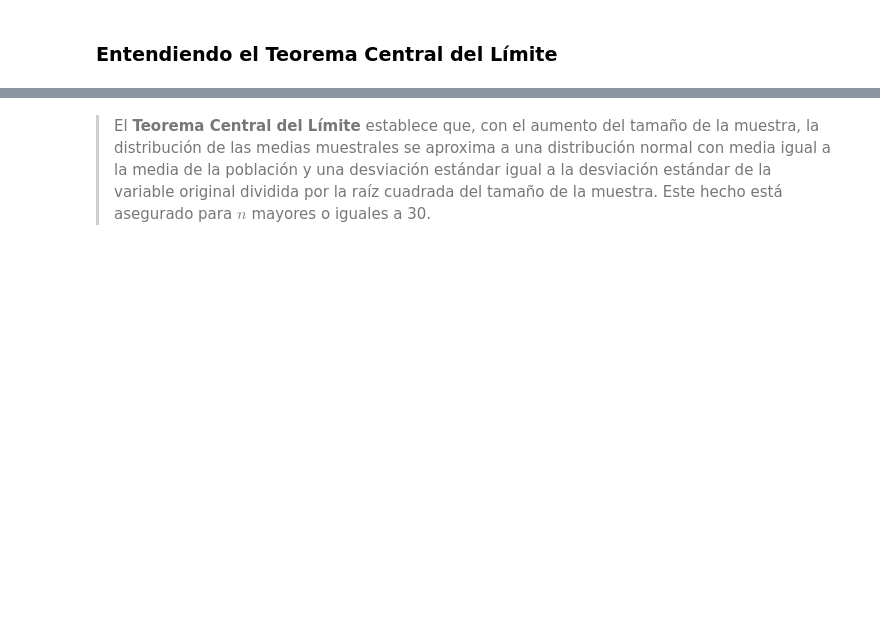
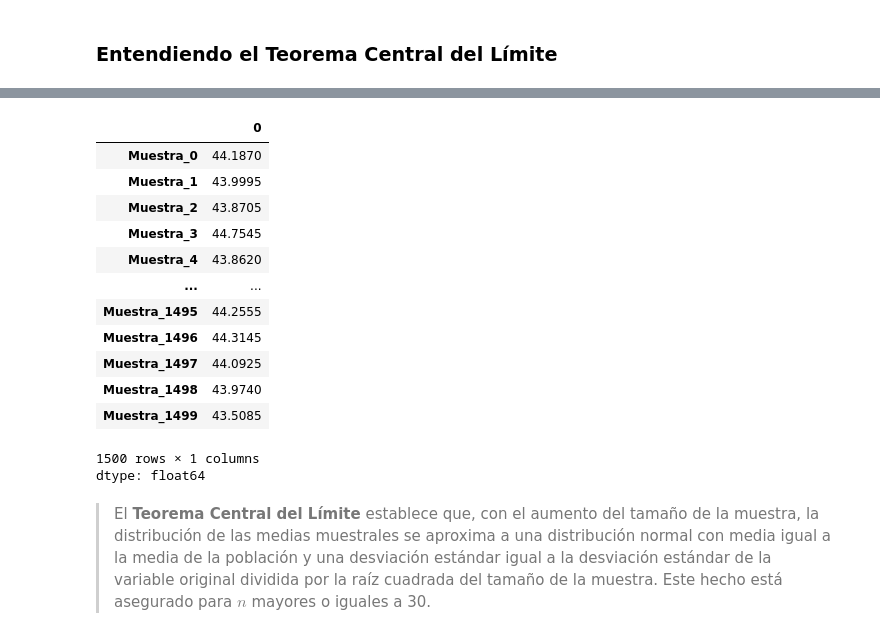
Before and after one commit to DiegoBecerra-lab/probando-python, a Jupyter notebook: Curso_de_Estadística_con_Python_2.ipynb, the cells around one changed output, grey strips where cells are left out. Drawn from its saved outputs; the diff is of its cells as text; code cells hidden in the pictures; blank space fills up the shorter version.

```diff
--- a/Curso_de_Estadística_con_Python_2.ipynb
+++ b/Curso_de_Estadística_con_Python_2.ipynb
@@ -809,2 +839,19 @@ La desviación estándar de las medias muestrales se conoce como **error estánd
+# %%
+muestras.mean()
+# %% [output]
+|  | 0 |
+| Muestra_0 | 44.1870 |
+| Muestra_1 | 43.9995 |
+| Muestra_2 | 43.8705 |
+| Muestra_3 | 44.7545 |
+| Muestra_4 | 43.8620 |
+| ... | ... |
+| Muestra_1495 | 44.2555 |
+| Muestra_1496 | 44.3145 |
+| Muestra_1497 | 44.0925 |
+| Muestra_1498 | 43.9740 |
+| Muestra_1499 | 43.5085 |
+1500 rows × 1 columns
+dtype: float64
 # %% [markdown]
 > El **Teorema Central del Límite** establece que, con el aumento del tamaño de la muestra, la distribución de las medias muestrales se aproxima a una distribución normal con media igual a la media de la población y una desviación estándar igual a la desviación estándar de la variable original dividida por la raíz cuadrada del tamaño de la muestra. Este hecho está asegurado para $n$ mayores o iguales a 30.
```
Also changed, not shown: parts of 31 cells of this notebook.
